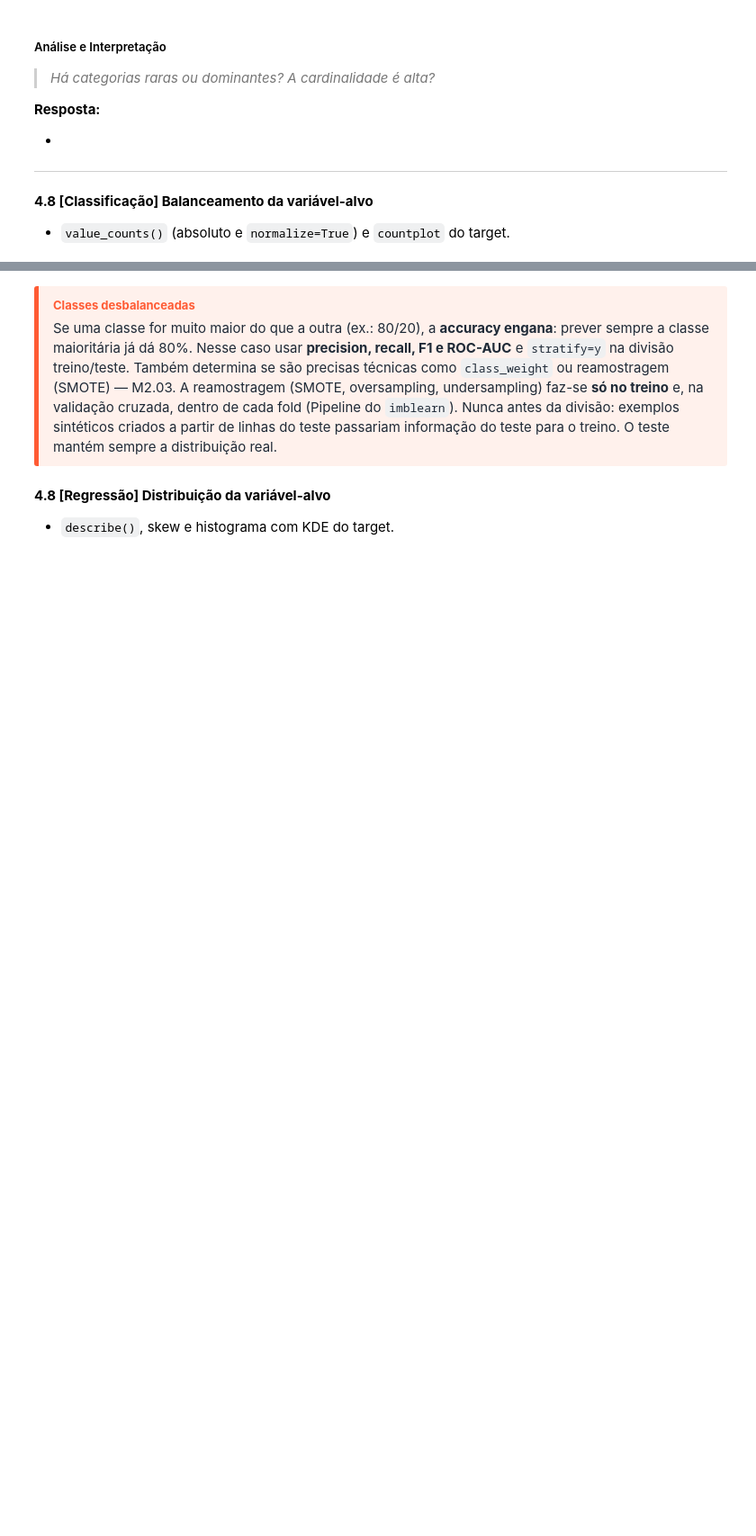
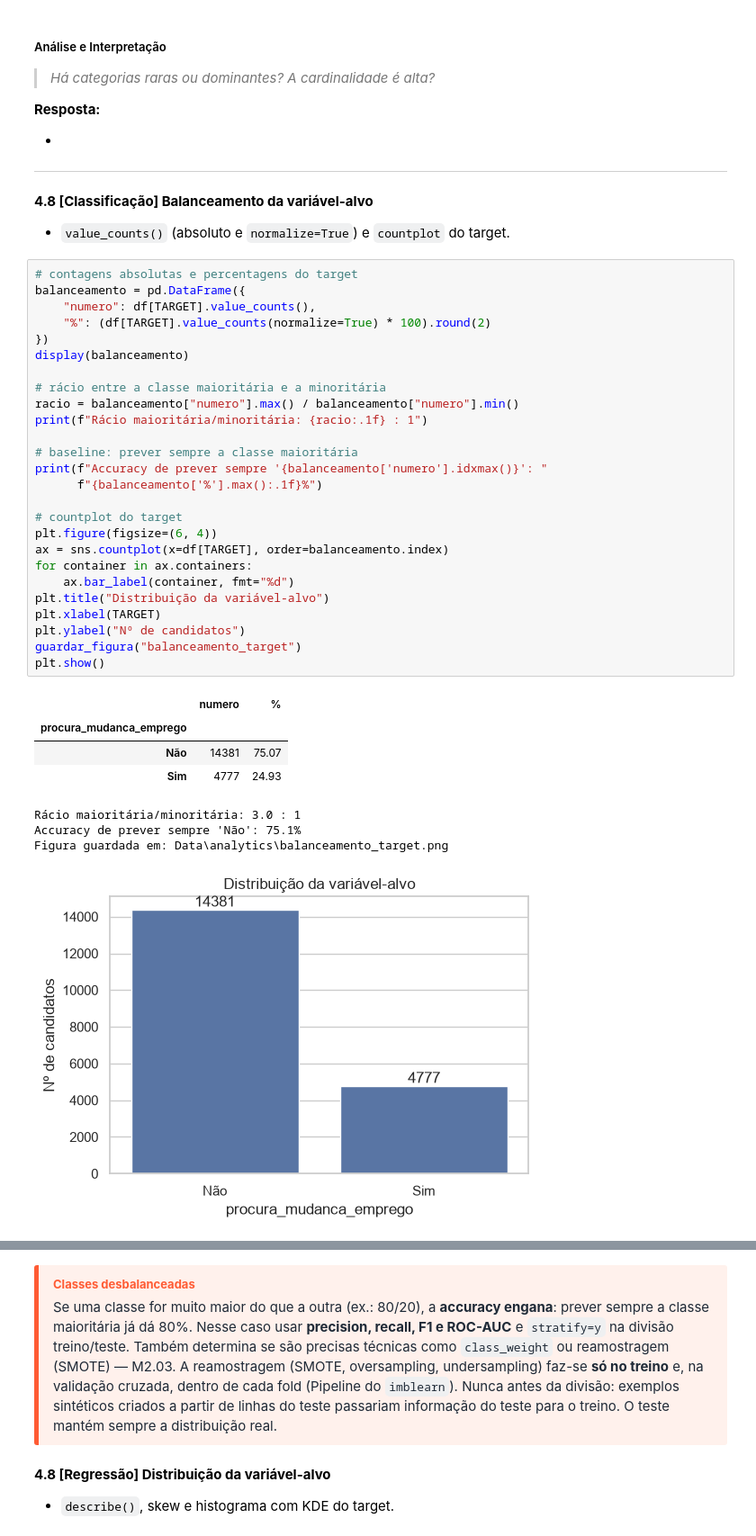
Before and after one commit to Robertoaf23/RH-Mudanca-Emprego_AIDAPT, a Jupyter notebook: 02_data_understanding_R15.ipynb, the cells around one changed output, grey strips where cells are left out. Shown at 90% size. Saved outputs shown, nothing was run; the diff lists cells and outputs as text; blank space fills up the shorter version.

```diff
--- a/02_data_understanding_R15.ipynb
+++ b/02_data_understanding_R15.ipynb
@@ -886,6 +881,41 @@ area_formacao: 6 categorias | moda: Ciência, Tecnologia, Engenharia e Matemáti
 # %% [markdown]
 **4.8 [Classificação] Balanceamento da variável-alvo**
 - `value_counts()` (absoluto e `normalize=True`) e `countplot` do target.
+# %%
+# contagens absolutas e percentagens do target
+balanceamento = pd.DataFrame({
+    "numero": df[TARGET].value_counts(),
+    "%": (df[TARGET].value_counts(normalize=True) * 100).round(2)
+})
+display(balanceamento)
+
+# rácio entre a classe maioritária e a minoritária
+racio = balanceamento["numero"].max() / balanceamento["numero"].min()
+print(f"Rácio maioritária/minoritária: {racio:.1f} : 1")
+
+# baseline: prever sempre a classe maioritária
+print(f"Accuracy de prever sempre '{balanceamento['numero'].idxmax()}': "
+      f"{balanceamento['%'].max():.1f}%")
+
+# countplot do target
+plt.figure(figsize=(6, 4))
+ax = sns.countplot(x=df[TARGET], order=balanceamento.index)
+for container in ax.containers:
+    ax.bar_label(container, fmt="%d")
+plt.title("Distribuição da variável-alvo")
+plt.xlabel(TARGET)
+plt.ylabel("Nº de candidatos")
+guardar_figura("balanceamento_target")
+plt.show()
+# %% [output]
+|  | numero | % |
+| procura_mudanca_emprego |  |  |
+| Não | 14381 | 75.07 |
+| Sim | 4777 | 24.93 |
+Rácio maioritária/minoritária: 3.0 : 1
+Accuracy de prever sempre 'Não': 75.1%
+Figura guardada em: Data\analytics\balanceamento_target.png
+[figure, added]
 # %% [markdown]
 ##### Análise e Interpretação
 
```
Also changed, not shown: parts of 31 cells of this notebook, 11 other files.
